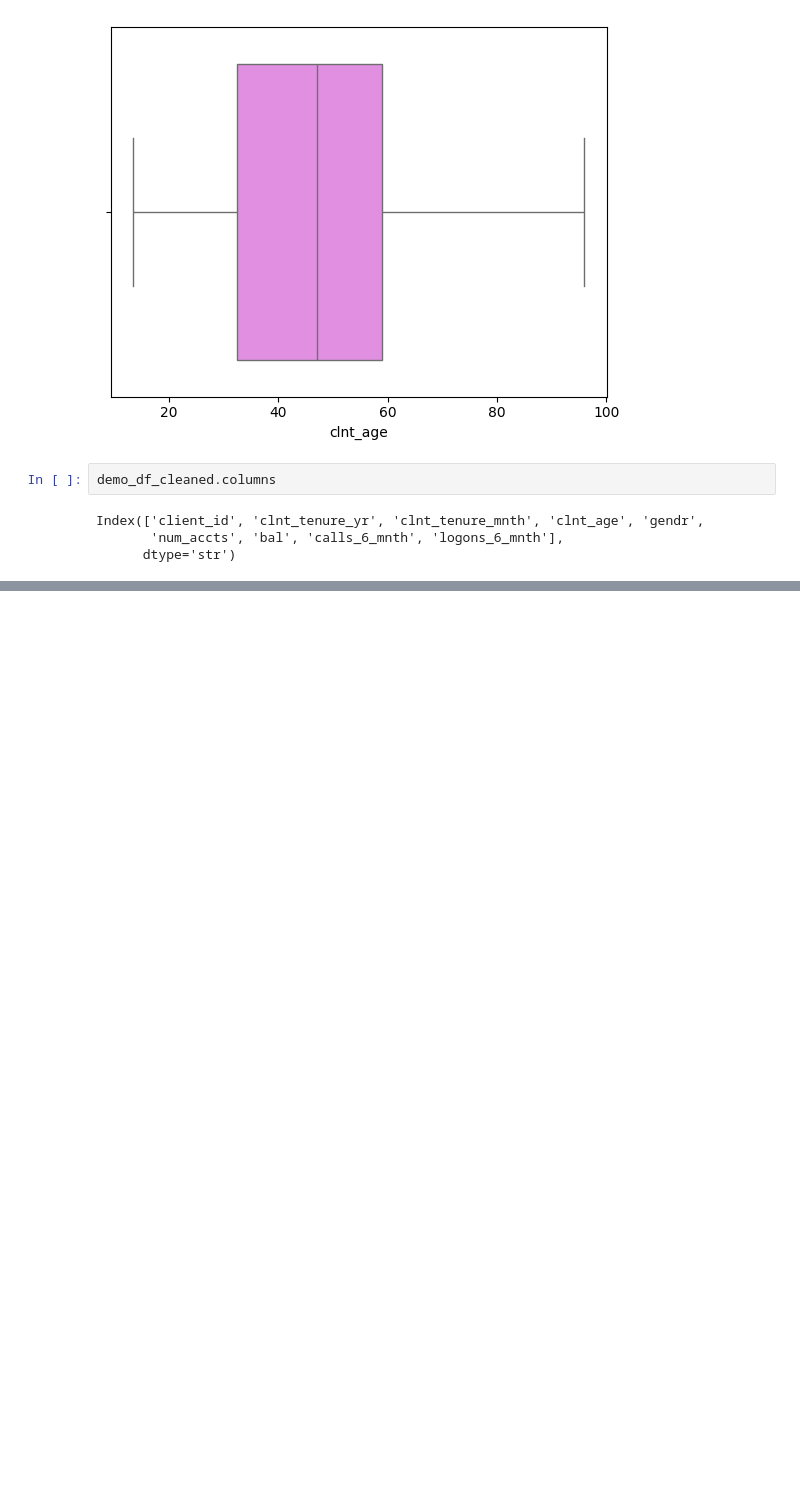
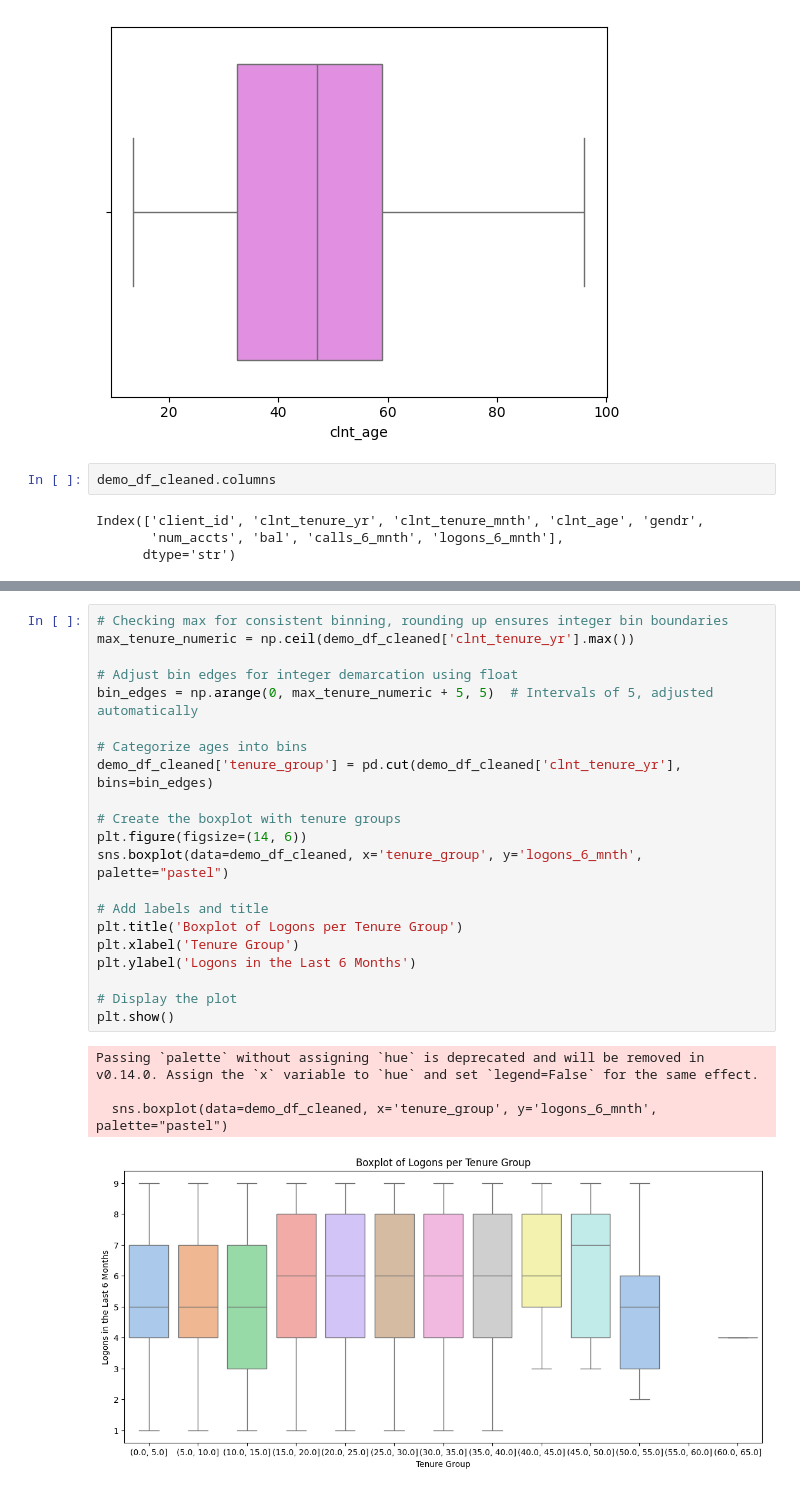
Before and after one commit to BMAS30/2nd-project, a Jupyter notebook: Notebooks/sarah.ipynb, the cells around one changed output, grey strips where cells are left out. Saved outputs shown, nothing was run; the diff lists cells and outputs as text; blank space fills up the shorter version.

```diff
--- a/Notebooks/sarah.ipynb
+++ b/Notebooks/sarah.ipynb
@@ -260,0 +280,26 @@ Clients between  are using the online log in between 48 and 61 most.
+# %%
+# Checking max for consistent binning, rounding up ensures integer bin boundaries
+max_tenure_numeric = np.ceil(demo_df_cleaned['clnt_tenure_yr'].max())
+
+# Adjust bin edges for integer demarcation using float
+bin_edges = np.arange(0, max_tenure_numeric + 5, 5)  # Intervals of 5, adjusted automatically
+
+# Categorize ages into bins
+demo_df_cleaned['tenure_group'] = pd.cut(demo_df_cleaned['clnt_tenure_yr'], bins=bin_edges)
+
+# Create the boxplot with tenure groups
+plt.figure(figsize=(14, 6))
+sns.boxplot(data=demo_df_cleaned, x='tenure_group', y='logons_6_mnth', palette="pastel")
+
+# Add labels and title
+plt.title('Boxplot of Logons per Tenure Group')
+plt.xlabel('Tenure Group')
+plt.ylabel('Logons in the Last 6 Months')
+
+# Display the plot
+plt.show()
+# %% [output]
+Passing `palette` without assigning `hue` is deprecated and will be removed in v0.14.0. Assign the `x` variable to `hue` and set `legend=False` for the same effect.
+
+  sns.boxplot(data=demo_df_cleaned, x='tenure_group', y='logons_6_mnth', palette="pastel")
+[figure, added]
```
Also changed, not shown: parts of 7 cells of this notebook, 1 other file.
